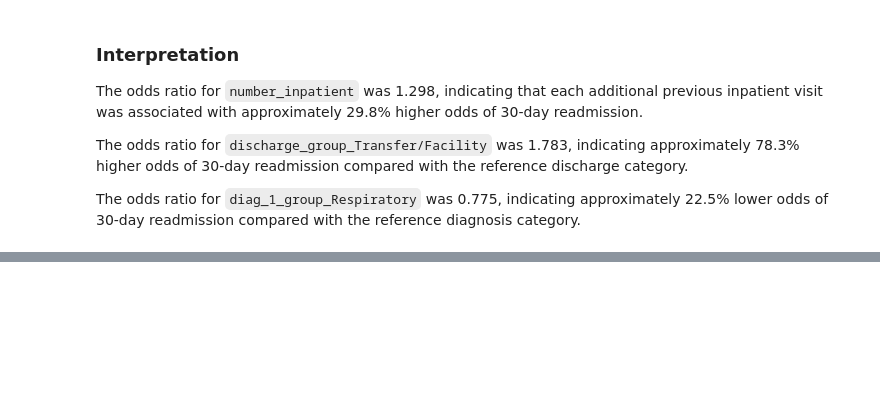
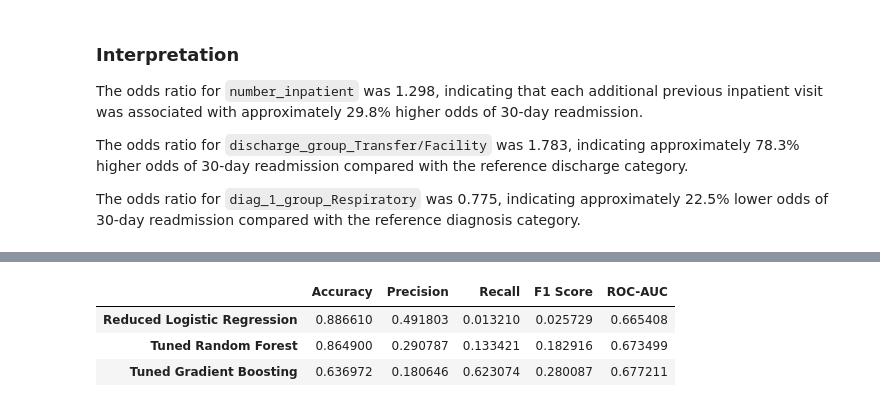
Before and after one commit to ashokaw/DA3014_Assignment3, a Jupyter notebook: 24ada006_Code.ipynb, the cells around one changed output, grey strips where cells are left out. Saved outputs shown, nothing was run; the diff lists cells and outputs as text; code cells hidden in the pictures; blank space fills up the shorter version.

```diff
--- a/24ada006_Code.ipynb
+++ b/24ada006_Code.ipynb
@@ -2227,0 +2390,3 @@ The odds ratio for `diag_1_group_Respiratory` was 0.775, indicating approximatel
+# %%
+full_pred = (full_prob >= 0.5).astype(int)
+reduced_pred = (reduced_prob >= 0.5).astype(int)
@@ -2227,0 +2751,12 @@ The odds ratio for `diag_1_group_Respiratory` was 0.775, indicating approximatel
+# %%
+from sklearn.ensemble import HistGradientBoostingClassifier
+
+gb_model = HistGradientBoostingClassifier(
+    learning_rate=0.1,
+    max_iter=200,
+    max_leaf_nodes=31,
+    class_weight="balanced",
+    random_state=42
+)
+
+gb_model.fit(X_train_encoded, y_train)
@@ -2227,0 +2888,15 @@ The odds ratio for `diag_1_group_Respiratory` was 0.775, indicating approximatel
+# %%
+gb_tuned = gb_search.best_estimator_
+
+gb_tuned_pred = gb_tuned.predict(X_test_encoded)
+gb_tuned_prob = gb_tuned.predict_proba(X_test_encoded)[:, 1]
+
+gb_tuned_metrics = {
+    "Accuracy": accuracy_score(y_test, gb_tuned_pred),
+    "Precision": precision_score(y_test, gb_tuned_pred, zero_division=0),
+    "Recall": recall_score(y_test, gb_tuned_pred),
+    "F1 Score": f1_score(y_test, gb_tuned_pred),
+    "ROC-AUC": roc_auc_score(y_test, gb_tuned_prob)
+}
+
+gb_tuned_metrics
@@ -2227,0 +2942,13 @@ The odds ratio for `diag_1_group_Respiratory` was 0.775, indicating approximatel
+# %%
+model_comparison = pd.DataFrame({
+    "Reduced Logistic Regression": reduced_metrics,
+    "Tuned Random Forest": rf_tuned_metrics,
+    "Tuned Gradient Boosting": gb_tuned_metrics
+}).T
+
+model_comparison
+# %% [output]
+|  | Accuracy | Precision | Recall | F1 Score | ROC-AUC |
+| Reduced Logistic Regression | 0.886610 | 0.491803 | 0.013210 | 0.025729 | 0.665408 |
+| Tuned Random Forest | 0.864900 | 0.290787 | 0.133421 | 0.182916 | 0.673499 |
+| Tuned Gradient Boosting | 0.636972 | 0.180646 | 0.623074 | 0.280087 | 0.677211 |
```
Also changed, not shown: parts of 64 cells of this notebook.
